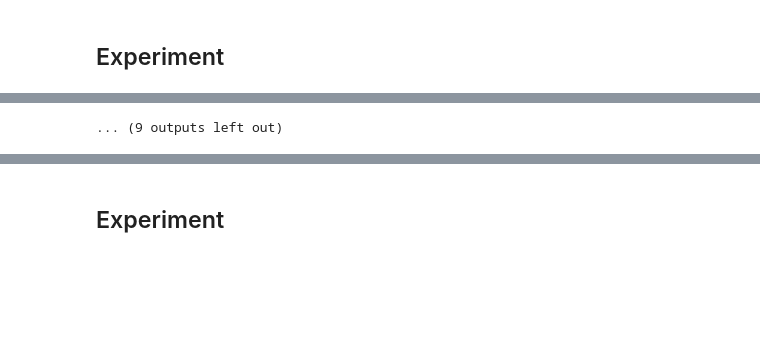
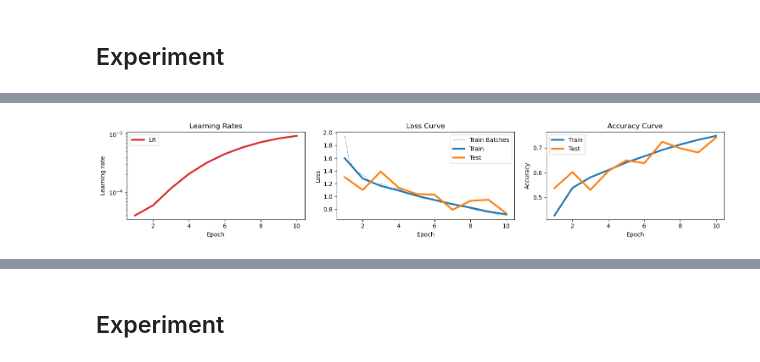
Before and after one commit to Ataago-AI/NN-Deep-Learning, a Jupyter notebook: assignment/NN_DL_Assignment_1.ipynb, the cells around one changed output, grey strips where cells are left out. Cells and saved outputs as stored; diff of their text form; code cells hidden in the pictures; blank space fills up the shorter version.

```diff
--- a/assignment/NN_DL_Assignment_1.ipynb
+++ b/assignment/NN_DL_Assignment_1.ipynb
@@ -569,6 +574,6 @@ trainer = Trainer(
     testloader=testloader,
 )
 # %%
-trainer.train(epochs=20, use_gpu=USE_GPU)
+trainer.train(epochs=10, use_gpu=USE_GPU)
 trainer.plot()
 # %% [output]
@@ -671,2 +661,2 @@ Accuracy of the network on the 10000 test images: 76.54 %
-... (9 outputs left out)
+[figure, added]
 # %%
```
Also changed, not shown: parts of 5 cells of this notebook.
